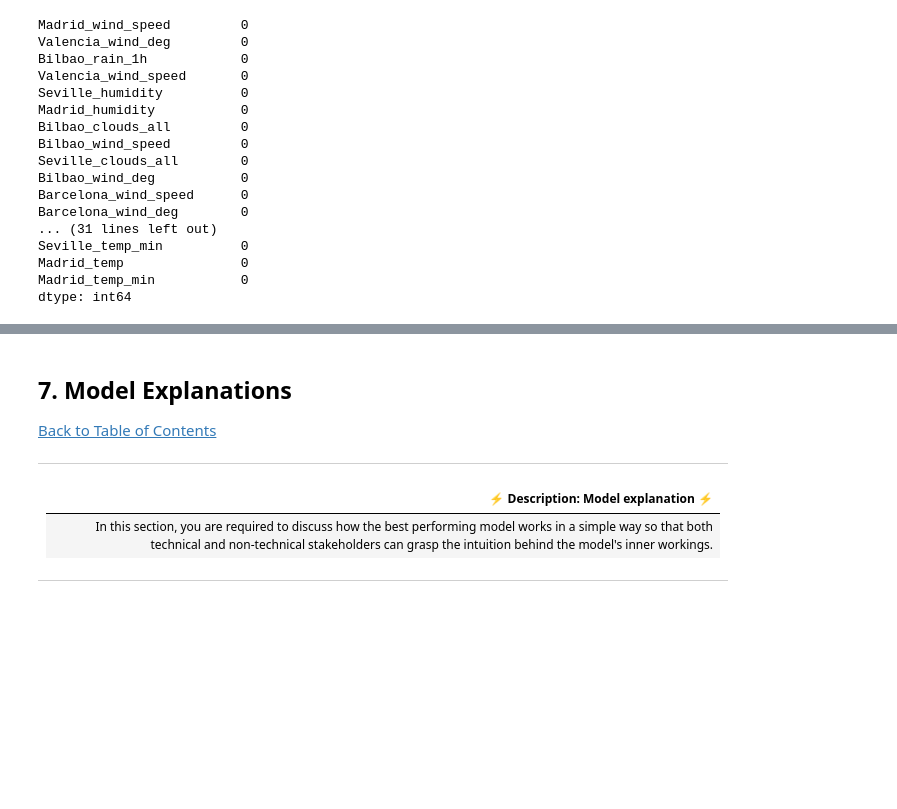
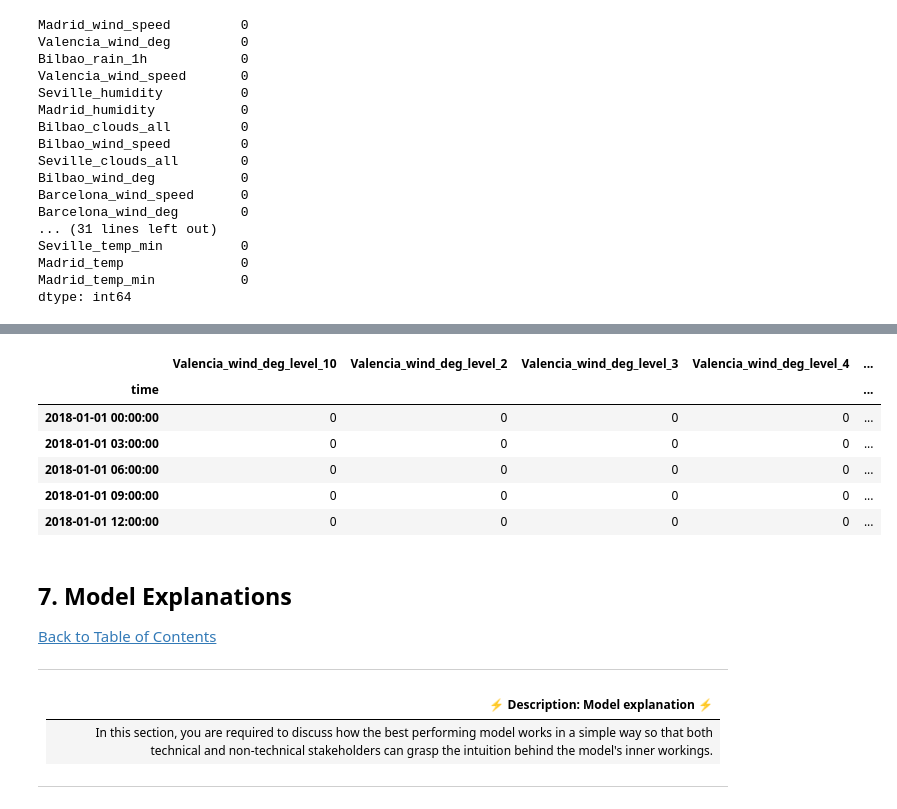
Before and after one commit to ObengKojo23/Team_nm1_WakandaAfrica, a Jupyter notebook: starter-notebook.ipynb, the cells around one changed output, grey strips where cells are left out. Cells and saved outputs as stored; diff of their text form; code cells hidden in the pictures; blank space fills up the shorter version.

```diff
--- a/starter-notebook.ipynb
+++ b/starter-notebook.ipynb
@@ -699,5 +936,5 @@ Madrid_temp               0
 Madrid_temp_min           0
 dtype: int64
 # %%
-test_df2 = test_df.copy()
-test_df2['Valencia_pressure'] = test_df['Valencia_pressure'].fillna(Valencia_pressure_mode)
+df_test = test_df.copy()
+df_test['Valencia_pressure'] = df_test['Valencia_pressure'].fillna(Valencia_pressure_mode)
@@ -793,0 +941,10 @@ results_pd
+# %%
+df_test['time'] = pd.to_datetime(df_test.index)
+df_test_eng = df_test.copy()
+df_test_eng['Year'] = df_test['time'].dt.year
+df_test_eng['Month'] = df_test['time'].dt.month
+df_test_eng['Day'] = df_test['time'].dt.day
+df_test_eng['Day_of_week'] = df_test['time'].dt.dayofweek
+df_test_eng['Hour'] = df_test['time'].dt.hour
+df_test_eng.drop('time', axis=1, inplace=True)
+df_test_eng.head()
@@ -793,0 +959,12 @@ results_pd
+# %%
+test_encode_cat_features_df = pd.get_dummies(
+    df_test_eng[cat_features], drop_first=True)
+test_encode_cat_features_df.head()
+# %% [output]
+|  | Valencia_wind_deg_level_10 | Valencia_wind_deg_level_2 | Valencia_wind_deg_level_3 | Valencia_wind_deg_level_4 | ... |
+| time |  |  |  |  | ... |
+| 2018-01-01 00:00:00 | 0 | 0 | 0 | 0 | ... |
+| 2018-01-01 03:00:00 | 0 | 0 | 0 | 0 | ... |
+| 2018-01-01 06:00:00 | 0 | 0 | 0 | 0 | ... |
+| 2018-01-01 09:00:00 | 0 | 0 | 0 | 0 | ... |
+| 2018-01-01 12:00:00 | 0 | 0 | 0 | 0 | ... |
```
Also changed, not shown: parts of 97 cells of this notebook.
